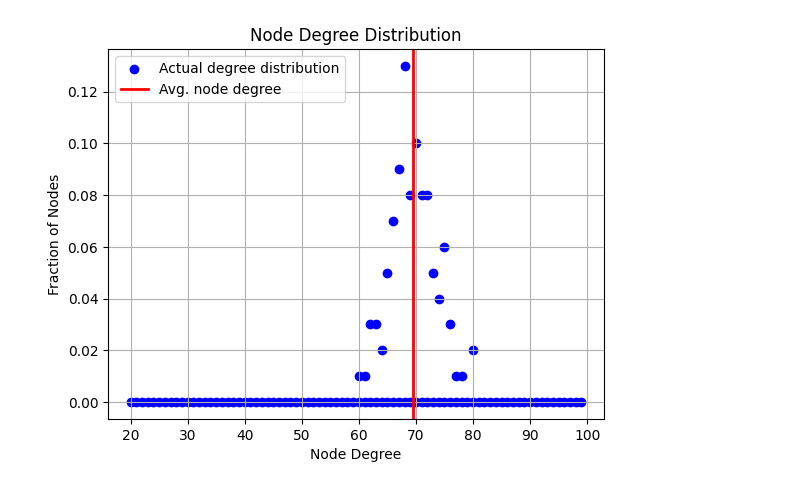
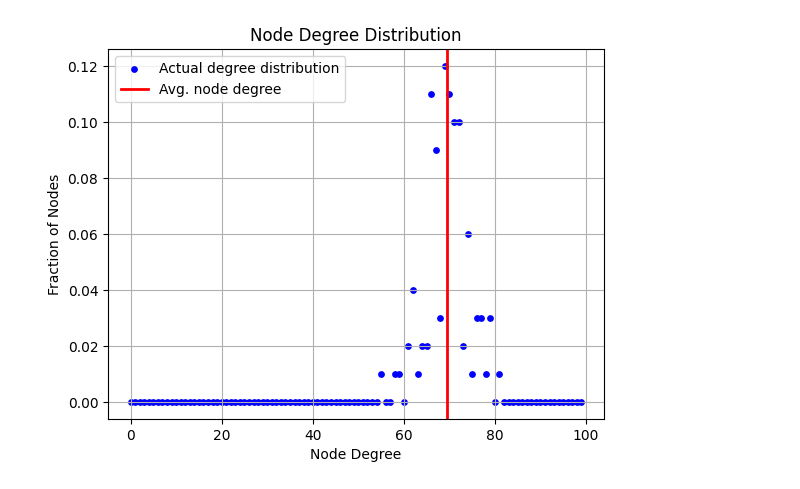
Before and after one commit to aravindsomaraj/Computational-Methods-and-Applications, a Jupyter notebook: Lab2/Question2.ipynb, the cells around one changed output. Cells and saved outputs as stored; diff of their text form; code cells hidden in the pictures.

```diff
--- a/Lab2/Question2.ipynb
+++ b/Lab2/Question2.ipynb
@@ -52,12 +52,18 @@ class UndirectedGraph:
 
         return result
 
-    def plotDefDist(self):
+    def plotDegDist(self):
         degrees = [len(neighbors) for neighbors in self.graph.values()]
         total_nodes = len(degrees)
 
         # Count occurrences of each degree
         degree_counts = {degree: degrees.count(degree) for degree in set(degrees)}
+
+        # Add 0 for degrees that don't exist
+        for i in range(0, self.num_vertices):
+            if i not in degree_counts:
+                degree_counts[i] = 0
+
 
         # Calculate fraction of nodes for each degree
         x_values = list(degree_counts.keys())
@@ -66,16 +72,16 @@ class UndirectedGraph:
         y_values = [count / total_nodes for count in degree_counts.values()]
 
         # Add 0 for degrees that don't exist
-        y_values += [0.0] * (self.num_vertices - len(x_values))
-        while self.num_vertices != len(x_values):
-            x_values.append(len(x_values))
+        # y_values += [0.0] * (self.num_vertices - len(x_values))
+        # while self.num_vertices != len(x_values):
+        #     x_values.append(len(x_values))
 
 
         # Calculate average node degree
         average_degree = sum(degrees) / total_nodes
 
         # Plot degree distribution with points
-        plt.scatter(x_values, y_values, color='blue', label='Actual degree distribution')
+        plt.scatter(x_values, y_values, s=15, color='blue', label='Actual degree distribution')
         plt.axvline(x=average_degree, color='red', linewidth=2, label='Avg. node degree')
 
         plt.title("Node Degree Distribution")
@@ -95,9 +101,10 @@ class ERRandomGraph(UndirectedGraph):
                 if random.random() < p:
                     self.addEdge(i, j)
 # %%
-# Example 1
+# The following code creates a G(100, 0.7) random graph and
+# plots its degree distribution
 g = ERRandomGraph(100)
 g.sample(0.7)
-g.plotDefDist()
+g.plotDegDist()
 # %% [output]
-[figure, old version]
+[figure, new version]
```
Also changed, not shown: parts of 1 cell of this notebook, 5 other files.
